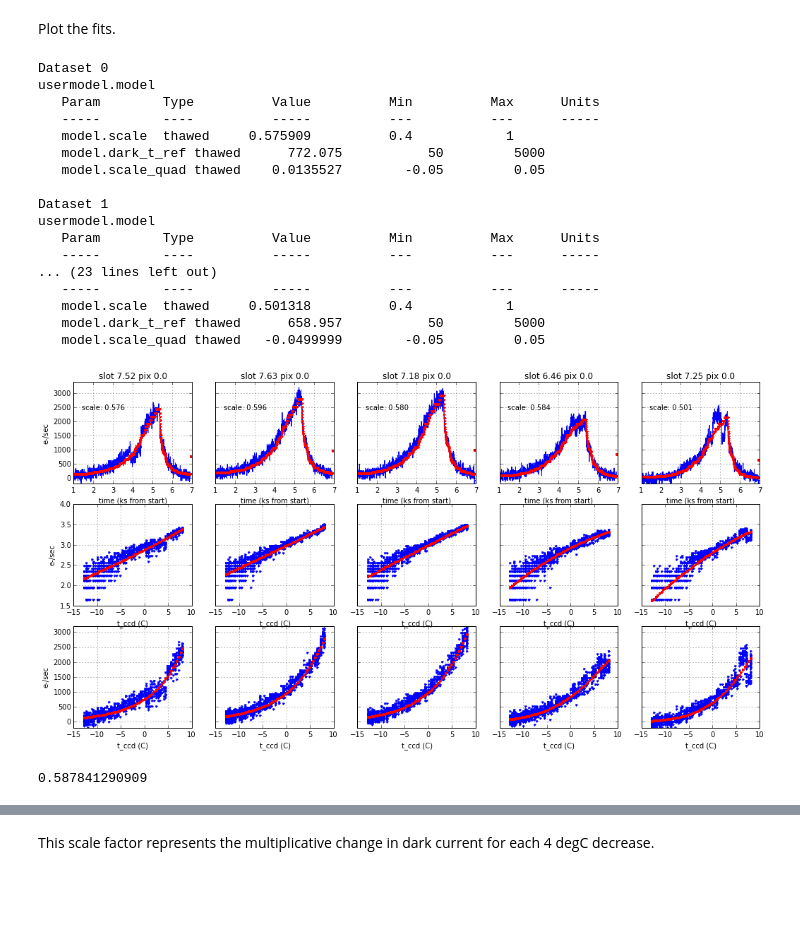
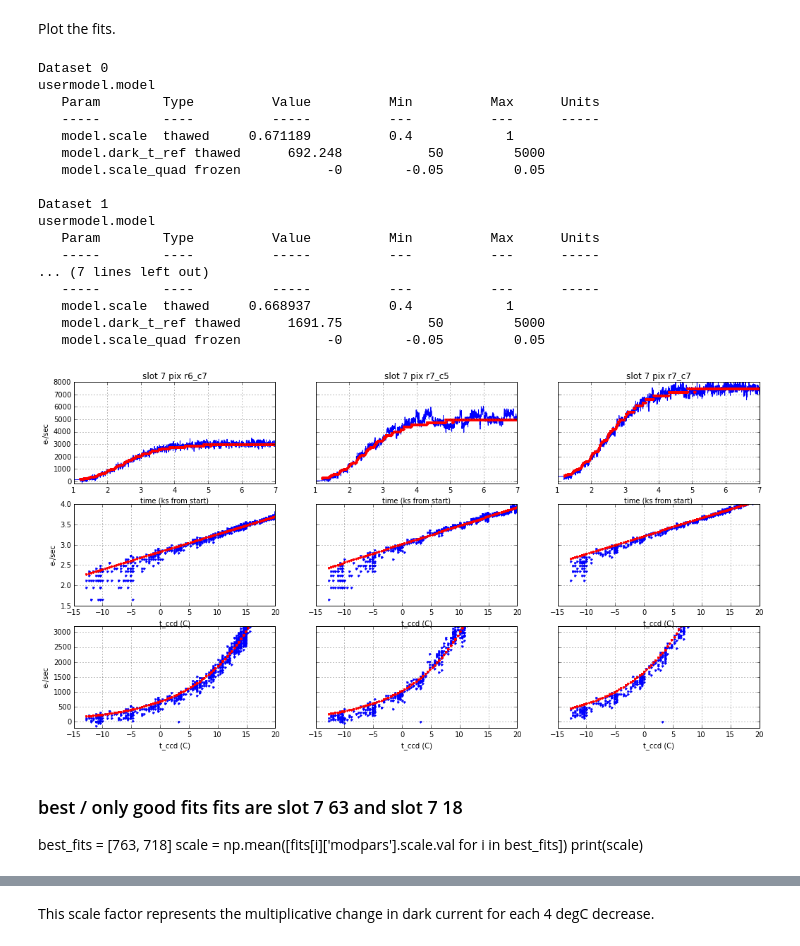
Before and after one commit to jeanconn/anneal_pathfinder, a Jupyter notebook: anneal_scale_factor.ipynb, the cells around one changed output, grey strips where cells are left out. Cells and saved outputs as stored; diff of their text form; code cells hidden in the pictures; blank space fills up the shorter version.

```diff
--- a/anneal_scale_factor.ipynb
+++ b/anneal_scale_factor.ipynb
@@ -117,7 +125,7 @@ def fit_pix_values(t_ccd, esec, id=1):
     model.dark_t_ref = 500
     model.dark_t_ref.min = 50
     model.dark_t_ref.max = 5000
-    model.scale_quad = -0.02
+    model.scale_quad = -0.00
     model.scale_quad.min = -0.05
     model.scale_quad.max = 0.05
     ui.freeze(model.scale)
@@ -129,7 +137,7 @@ def fit_pix_values(t_ccd, esec, id=1):
         # Fit first for dark_t_ref
         ui.fit(data_id)
         ui.thaw(model.scale)
-        ui.thaw(model.scale_quad)
+        # ui.thaw(model.scale_quad)
     ui.fit(data_id)
     return ui.get_fit_results(), ui.get_model(data_id)
 # %% [markdown]
@@ -144,19 +156,20 @@ slot7 = aca_l0.get_slot_data(start, stop, 7)
 # %% [markdown]
 Run the fits on all pixel with a max median filtered e-/sec count >= 2000
 # %%
-THRESH = 2000
+#THRESH = 2000
 fits = {}
-for slot in [slot6, slot7]:
-    ok = (slot['TEMPCCD'] - 273.15) > -13
+for slot in [slot7]:
+    ok = (slot['TEMPCD'] > -13) # & (slot['TEMPCD'] < 7.5)
     slot = slot[ok]
-    t_ccd = slot['TEMPCCD'] - 273.15
-    for i_col in range(0, 64):
-        esec = slot['IMGRAW'][:, i_col] * GAIN / slot['INTEG']
-        medf_esec = median_filter(esec, 5)
-        if np.max(medf_esec) < THRESH:
-            continue
+    t_ccd = slot['TEMPCD']
+    for col in ['r7_c5', 'r6_c7', 'r7_c7']:
+        esec = slot[col] * GAIN / slot['INTEG']
+        #medf_esec = median_filter(esec, 5)
+        #if np.max(medf_esec) < THRESH:
+        #    continue
         slot_num = slot['IMGNUM1'][0]
-        fit_id = 100 * slot_num + i_col
+        #fit_id = 100 * slot_num + i_col
+        fit_id = col
         #print "slot {} pix idx {}".format(slot_num,
         #                                  i_col)
         fit, modpars  = fit_pix_values(t_ccd,
@@ -166,12 +179,12 @@ for slot in [slot6, slot7]:
                         'modpars': modpars,
                         'esec': esec,
                         't_ccd': t_ccd.copy(),
-                        'dt': slot['TIME'] - DateTime(start).secs,
+                        'dt': slot['time'] - DateTime(start).secs,
                         't0': DateTime(start).secs}
 # %% [markdown]
 Plot the fits.
 # %%
-fig, fitaxes = plt.subplots(3, 5, figsize=(15, 8))
+fig, fitaxes = plt.subplots(3, 3, figsize=(15, 8))
 
 for i, fit_id in enumerate(fits):
     modplot = ui.get_model_plot(fit_id)
@@ -181,13 +194,13 @@ for i, fit_id in enumerate(fits):
     timeax.plot(fit['dt'] / 1000., fit['esec'], 'b')
     timeax.plot(fit['dt'] / 1000., modplot.y, 'r.')
     timeax.set_xlim(1, 7)
-    timeax.set_ylim(-200, 3400)
+    timeax.set_ylim(-200, 8000)
     timeax.grid()
     timeax.set_xlabel('time (ks from start)')
-    timeax.set_title("slot {} pix {}".format(fit_id / 100, fit_id - (fit_id / 100) * 100))
-    timeax.annotate("scale: {:.3f}".format(fit['modpars'].scale.val),
-                    xy=(0.25, 0.75), xycoords="axes fraction",
-                    ha='center', va='center')
+    timeax.set_title("slot 7 pix {}".format(fit_id))
+    #timeax.annotate("scale: {:.3f}".format(fit['modpars'].scale.val),
+    #                xy=(0.25, 0.75), xycoords="axes fraction",
+    #                ha='center', va='center')
     if i > 0:
         timeax.set_yticklabels([])
     else:
@@ -207,48 +220,46 @@ for i, fit_id in enumerate(fits):
     else:
         fitax.set_ylabel("e-/sec")
 
     if i > 0:
         timeax.set_yticklabels([])
     else:
         timeax.set_ylabel("e-/sec")
     fitax = fitaxes[2][i]
     fitax.plot(fit['t_ccd'], fit['esec'], 'b.')
     fitax.plot(modplot.x, modplot.y, 'r.')
     fitax.set_ylim(-200, 3200)
     fitax.grid()
     fitax.set_xlabel('t_ccd (C)')
     if i > 0:
         fitax.set_yticklabels([])
     else:
         fitax.set_ylabel("e-/sec")
 
 fig.subplots_adjust(left=.05, bottom=.1, right=.95, top=.95, wspace=.2, hspace=.2)
 # %% [output]
 Dataset 0
 usermodel.model
    Param        Type          Value          Min          Max      Units
    -----        ----          -----          ---          ---      -----
-   model.scale  thawed     0.575909          0.4            1
-   model.dark_t_ref thawed      772.075           50         5000
-   model.scale_quad thawed    0.0135527        -0.05         0.05
+   model.scale  thawed     0.671189          0.4            1
+   model.dark_t_ref thawed      692.248           50         5000
+   model.scale_quad frozen           -0        -0.05         0.05
 
 Dataset 1
 usermodel.model
    Param        Type          Value          Min          Max      Units
    -----        ----          -----          ---          ---      -----
-... (23 lines left out)
+... (7 lines left out)
    -----        ----          -----          ---          ---      -----
-   model.scale  thawed     0.501318          0.4            1
-   model.dark_t_ref thawed      658.957           50         5000
-   model.scale_quad thawed   -0.0499999        -0.05         0.05
+   model.scale  thawed     0.668937          0.4            1
+   model.dark_t_ref thawed      1691.75           50         5000
+   model.scale_quad frozen           -0        -0.05         0.05
-[figure, old version]
+[figure, new version]
-# %%
-# best / only good fits fits are slot 7 63 and slot 7 18
-best_fits = [763, 718]
-scale = np.mean([fits[i]['modpars'].scale.val for i in best_fits])
-print(scale)
-# %% [output]
-0.587841290909
+# %% [markdown]
+### best / only good fits fits are slot 7 63 and slot 7 18
+best_fits = [763, 718]
+scale = np.mean([fits[i]['modpars'].scale.val for i in best_fits])
+print(scale)
 # %%
 print("The scale factor demonstrated in the pathfinder data is {:0.3f}".format(scale))
 # %% [output]
```
Also changed, not shown: parts of 15 cells of this notebook, 1 other file.
